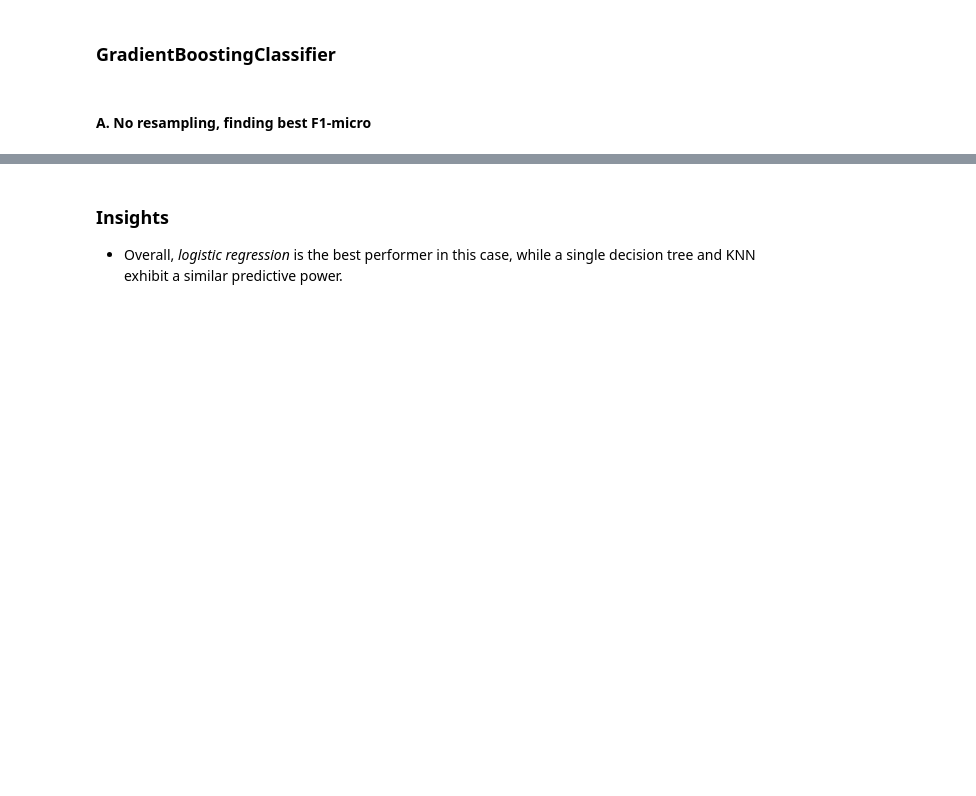
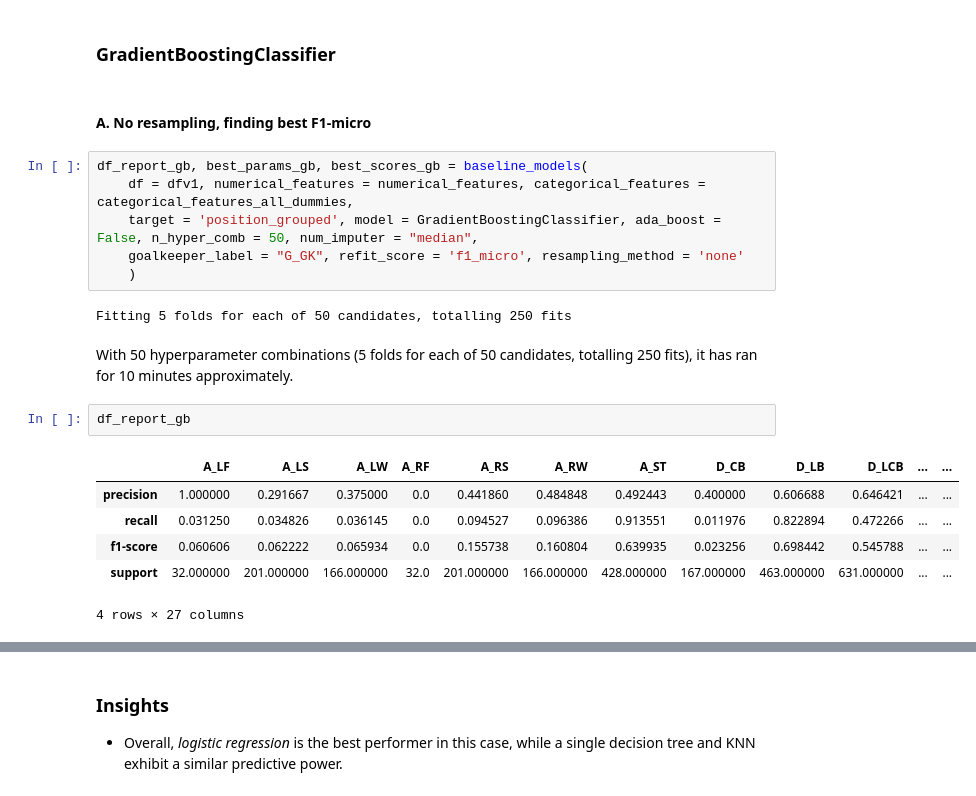
Before and after one commit to simonvellin/football_position_prediction, a Jupyter notebook: pablo/3_feature_selection_and_evaluation.ipynb, the cells around one changed output, grey strips where cells are left out. Saved outputs shown, nothing was run; the diff lists cells and outputs as text; blank space fills up the shorter version.

Commit message:
Added LGBM and boosting submissions

```diff
--- a/pablo/3_feature_selection_and_evaluation.ipynb
+++ b/pablo/3_feature_selection_and_evaluation.ipynb
@@ -1583,3 +1321,22 @@ Don't run the cell above, it crashes :(.
 ### GradientBoostingClassifier
 # %% [markdown]
 #### A. No resampling, finding best F1-micro
+# %%
+df_report_gb, best_params_gb, best_scores_gb = baseline_models(
+    df = dfv1, numerical_features = numerical_features, categorical_features = categorical_features_all_dummies,
+    target = 'position_grouped', model = GradientBoostingClassifier, ada_boost = False, n_hyper_comb = 50, num_imputer = "median",
+    goalkeeper_label = "G_GK", refit_score = 'f1_micro', resampling_method = 'none'
+    )
+# %% [output]
+Fitting 5 folds for each of 50 candidates, totalling 250 fits
+# %% [markdown]
+With 50 hyperparameter combinations (5 folds for each of 50 candidates, totalling 250 fits), it has ran for 10 minutes approximately.
+# %%
+df_report_gb
+# %% [output]
+|  | A_LF | A_LS | A_LW | A_RF | A_RS | A_RW | A_ST | D_CB | D_LB | D_LCB | ... | ... |
+| precision | 1.000000 | 0.291667 | 0.375000 | 0.0 | 0.441860 | 0.484848 | 0.492443 | 0.400000 | 0.606688 | 0.646421 | ... | ... |
+| recall | 0.031250 | 0.034826 | 0.036145 | 0.0 | 0.094527 | 0.096386 | 0.913551 | 0.011976 | 0.822894 | 0.472266 | ... | ... |
+| f1-score | 0.060606 | 0.062222 | 0.065934 | 0.0 | 0.155738 | 0.160804 | 0.639935 | 0.023256 | 0.698442 | 0.545788 | ... | ... |
+| support | 32.000000 | 201.000000 | 166.000000 | 32.0 | 201.000000 | 166.000000 | 428.000000 | 167.000000 | 463.000000 | 631.000000 | ... | ... |
+4 rows × 27 columns
```
Also changed, not shown: parts of 10 cells of this notebook, 3 other files.
